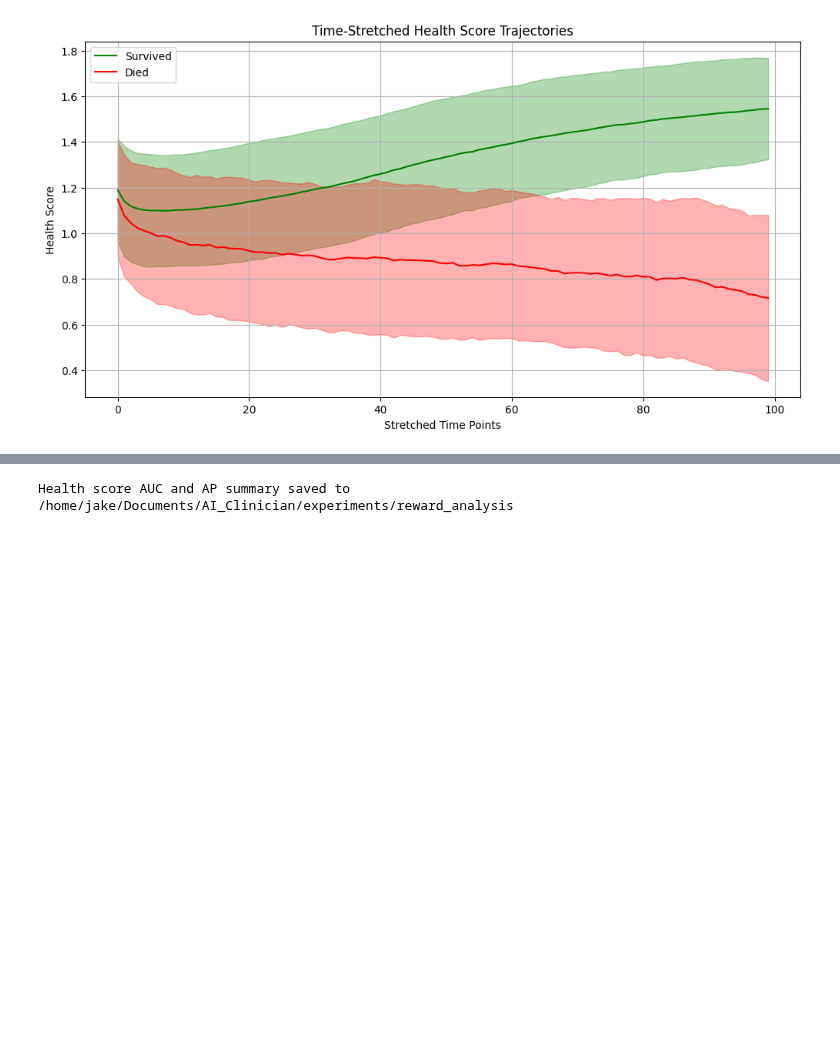
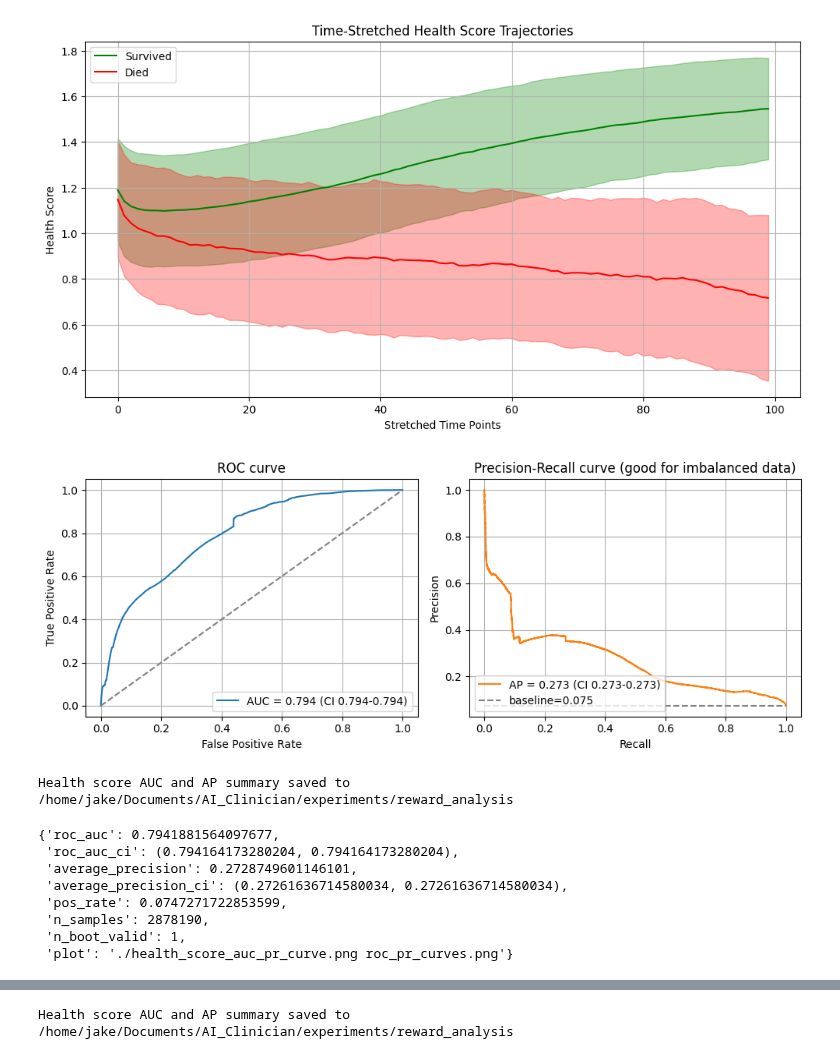
Before and after one commit to jakeormond/ai_clinician_pediatric_rl, a Jupyter notebook: src/analyse_input_features/analyse_health_score.ipynb, the cells around one changed output, grey strips where cells are left out. Cells and saved outputs as stored; diff of their text form; code cells hidden in the pictures; blank space fills up the shorter version.

Commit message:
working on reward

```diff
--- a/src/analyse_input_features/analyse_health_score.ipynb
+++ b/src/analyse_input_features/analyse_health_score.ipynb
@@ -259,0 +229,24 @@ def compute_health_score_outcome_correlation(
+# %%
+df['health_score_for_auc'] = 1 - df['health_score'] / 2.0
+# %%
+compute_and_plot_auc(
+    df.copy(),
+    score_col="health_score_for_auc",
+    outcome_col="mortality",
+    out_dir=".",
+    plot_name = "health_score_auc_pr_curve.png",
+    n_boot=1,
+    random_state=42,
+    output_dir = "/home/jake/Documents/AI_Clinician/experiments/reward_analysis"
+    )
+# %% [output]
+[figure, added]
+Health score AUC and AP summary saved to /home/jake/Documents/AI_Clinician/experiments/reward_analysis
+{'roc_auc': 0.7941881564097677,
+ 'roc_auc_ci': (0.794164173280204, 0.794164173280204),
+ 'average_precision': 0.2728749601146101,
+ 'average_precision_ci': (0.27261636714580034, 0.27261636714580034),
+ 'pos_rate': 0.0747271722853599,
+ 'n_samples': 2878190,
+ 'n_boot_valid': 1,
+ 'plot': './health_score_auc_pr_curve.png roc_pr_curves.png'}
```
Also changed, not shown: parts of 7 cells of this notebook.
